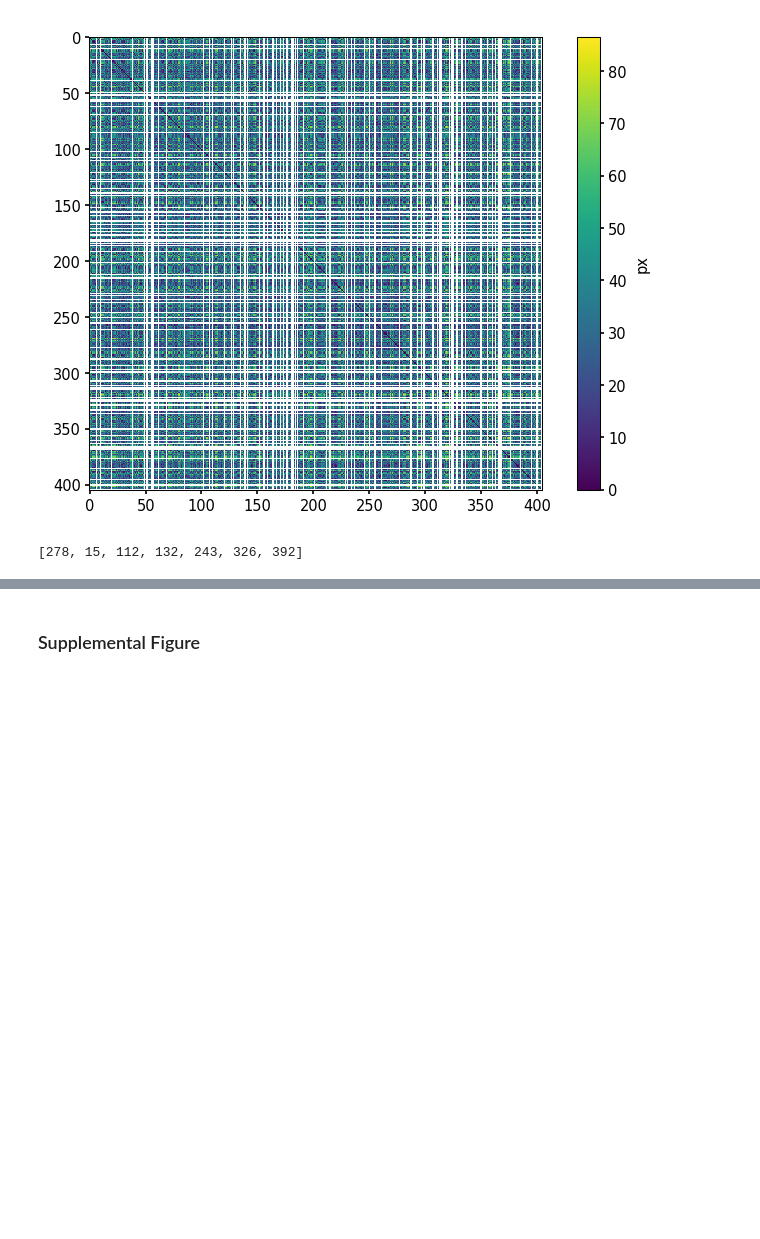
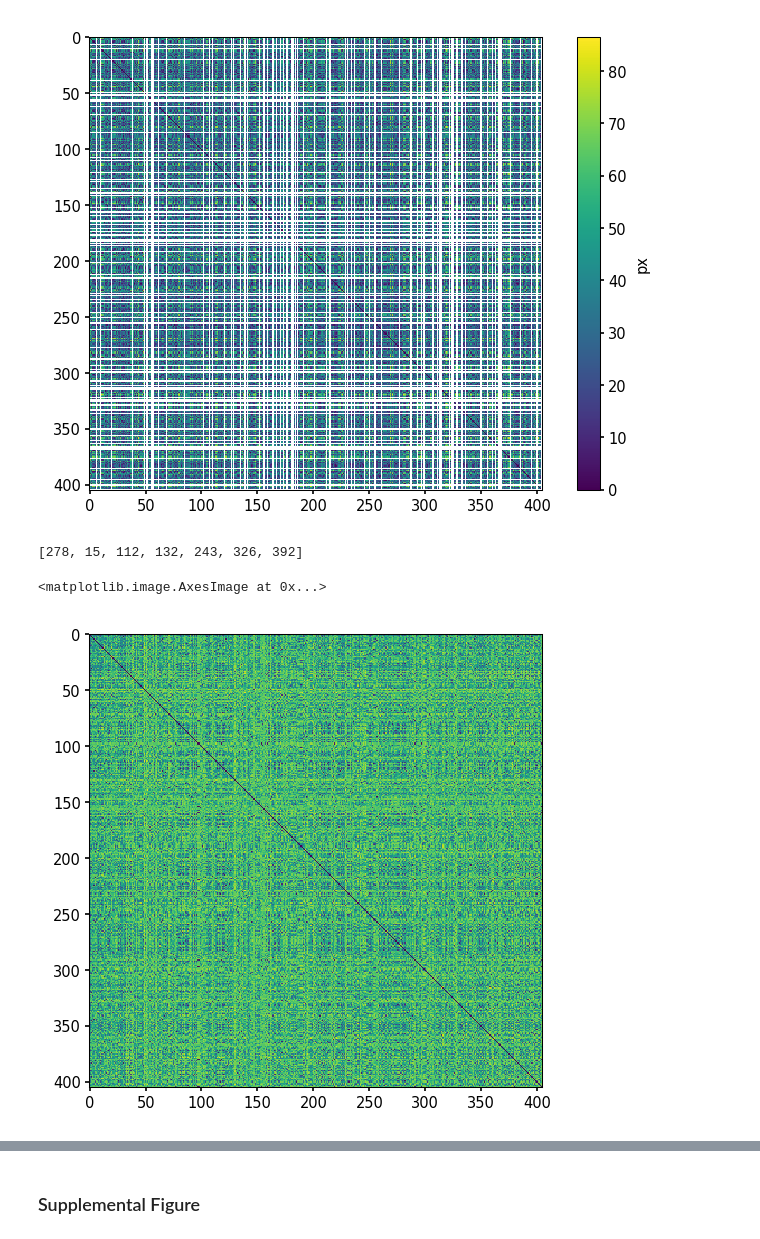
Before and after one commit to Huitzilo/glomcentric_code, a Jupyter notebook: MOB_Fig_tunotopy.ipynb, the cells around one changed output, grey strips where cells are left out. Saved outputs shown, nothing was run; the diff lists cells and outputs as text; code cells hidden in the pictures; blank space fills up the shorter version.

```diff
--- a/MOB_Fig_tunotopy.ipynb
+++ b/MOB_Fig_tunotopy.ipynb
@@ -986,0 +959,7 @@ def extra_intra_dist(ts, link, clusters, metric='correlation', animal=None):
+# %%
+tuning_distmat = squareform(pdist(ts._series.T, 'correlation'))
+# %%
+plt.imshow(tuning_distmat)
+# %% [output]
+<matplotlib.image.AxesImage at 0x...>
+[figure, added]
```
Also changed, not shown: parts of 5 cells of this notebook.
